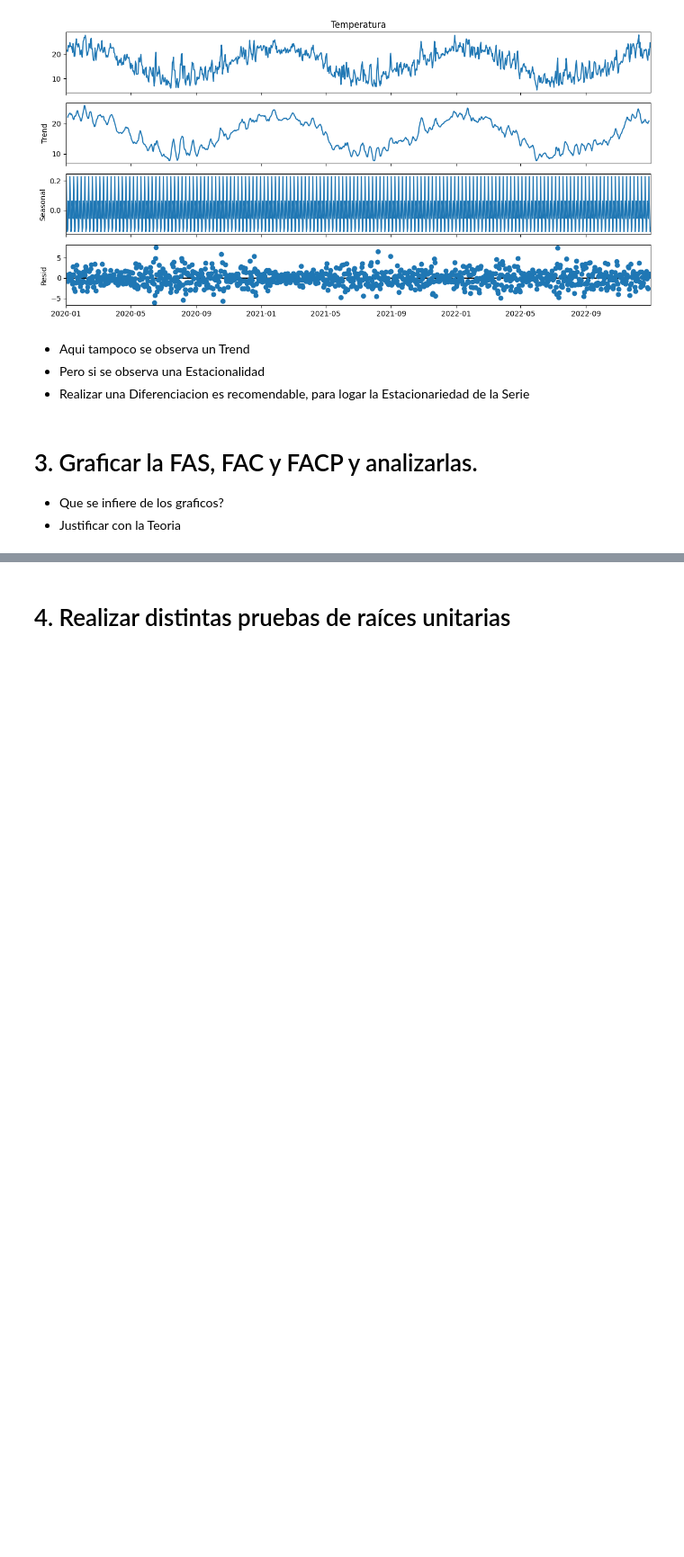
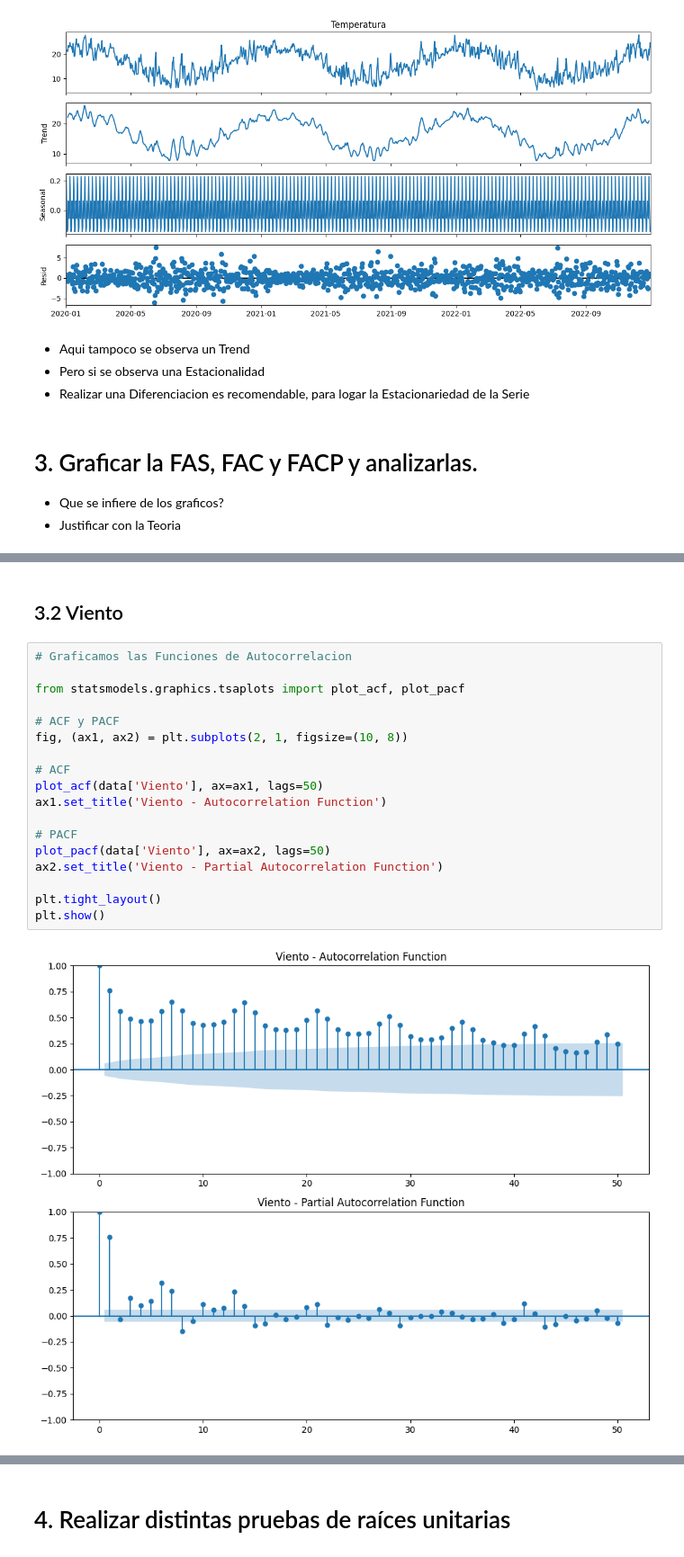
Before and after one commit to AndresMontesDeOca/TimeSeries, a Jupyter notebook: TP1_Ale_v3.ipynb, the cells around one changed output, grey strips where cells are left out. Shown at 90% size. Cells and saved outputs as stored; diff of their text form; blank space fills up the shorter version.

```diff
--- a/TP1_Ale_v3.ipynb
+++ b/TP1_Ale_v3.ipynb
@@ -387,0 +409,22 @@ plt.show()
+# %% [markdown]
+## 3.2 Viento
+# %%
+# Graficamos las Funciones de Autocorrelacion
+
+from statsmodels.graphics.tsaplots import plot_acf, plot_pacf
+
+# ACF y PACF
+fig, (ax1, ax2) = plt.subplots(2, 1, figsize=(10, 8))
+
+# ACF
+plot_acf(data['Viento'], ax=ax1, lags=50)
+ax1.set_title('Viento - Autocorrelation Function')
+
+# PACF
+plot_pacf(data['Viento'], ax=ax2, lags=50)
+ax2.set_title('Viento - Partial Autocorrelation Function')
+
+plt.tight_layout()
+plt.show()
+# %% [output]
+[figure, added]
```
Also changed, not shown: parts of 14 cells of this notebook.
